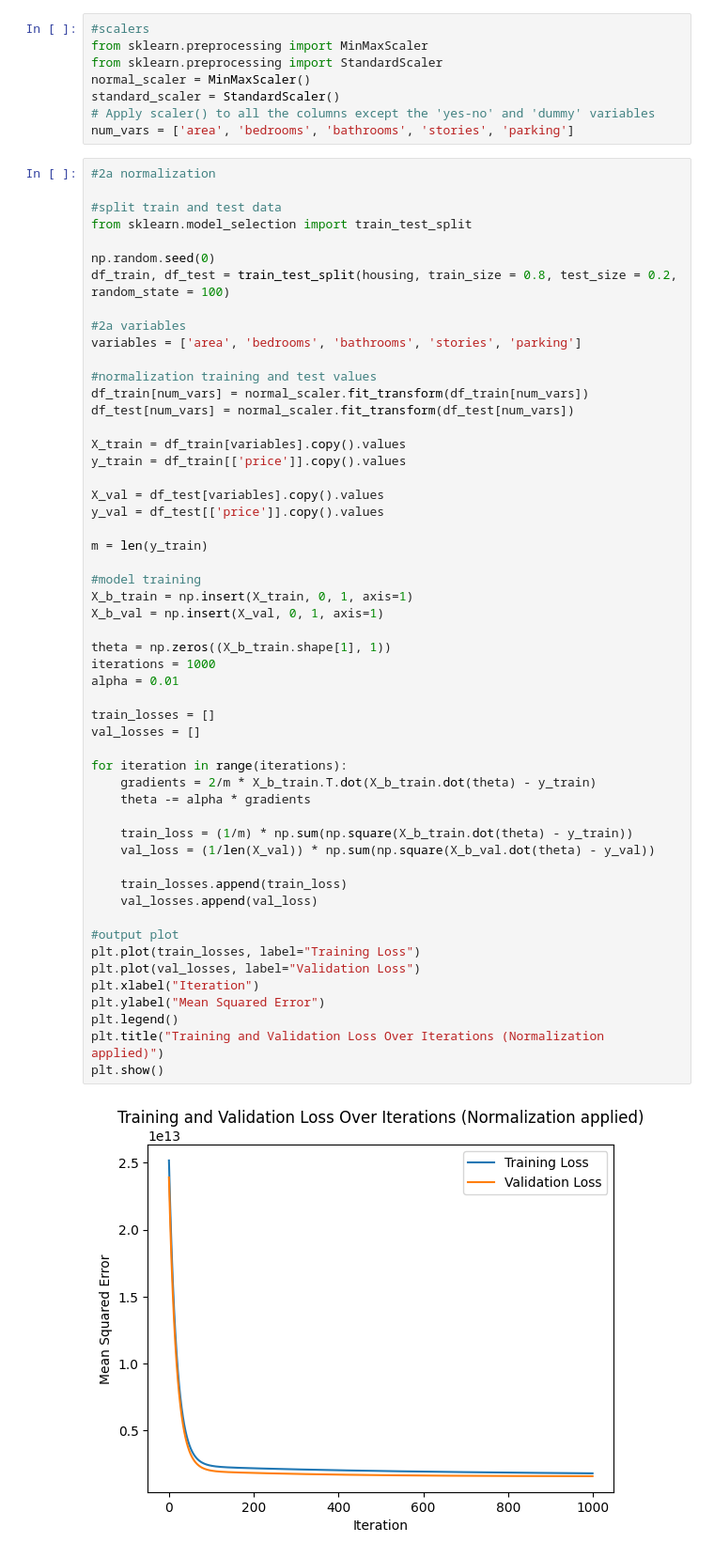
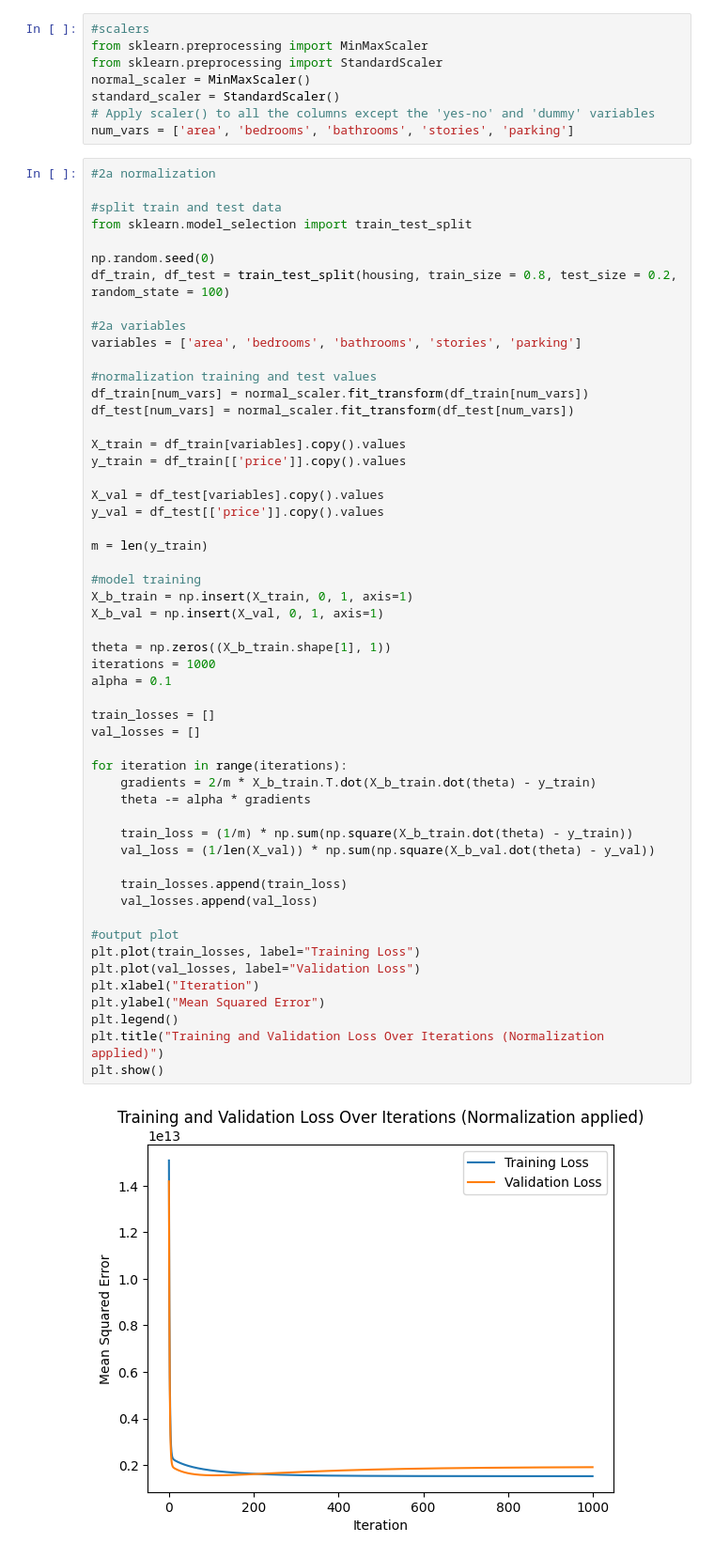
Before and after one commit to Anidafio/4105_hw2, a Jupyter notebook: hw2_p2a.ipynb, the cells around one changed output. Shown: that part at 94% size. Cells and saved outputs as stored; diff of their text form.

```diff
--- a/hw2_p2a.ipynb
+++ b/hw2_p2a.ipynb
@@ -64,35 +64,35 @@ m = len(y_train)
 
 #model training
 X_b_train = np.insert(X_train, 0, 1, axis=1)
 X_b_val = np.insert(X_val, 0, 1, axis=1)
 
 theta = np.zeros((X_b_train.shape[1], 1))
 iterations = 1000
-alpha = 0.01
+alpha = 0.1
 
 train_losses = []
 val_losses = []
 
 for iteration in range(iterations):
     gradients = 2/m * X_b_train.T.dot(X_b_train.dot(theta) - y_train)
     theta -= alpha * gradients
 
     train_loss = (1/m) * np.sum(np.square(X_b_train.dot(theta) - y_train))
     val_loss = (1/len(X_val)) * np.sum(np.square(X_b_val.dot(theta) - y_val))
 
     train_losses.append(train_loss)
     val_losses.append(val_loss)
 
 #output plot
 plt.plot(train_losses, label="Training Loss")
 plt.plot(val_losses, label="Validation Loss")
 plt.xlabel("Iteration")
 plt.ylabel("Mean Squared Error")
 plt.legend()
 plt.title("Training and Validation Loss Over Iterations (Normalization applied)")
 plt.show()
 # %% [output]
-[figure, old version]
+[figure, new version]
 # %%
 #2a standartization
 
```
Also changed, not shown: parts of 1 cell of this notebook.
